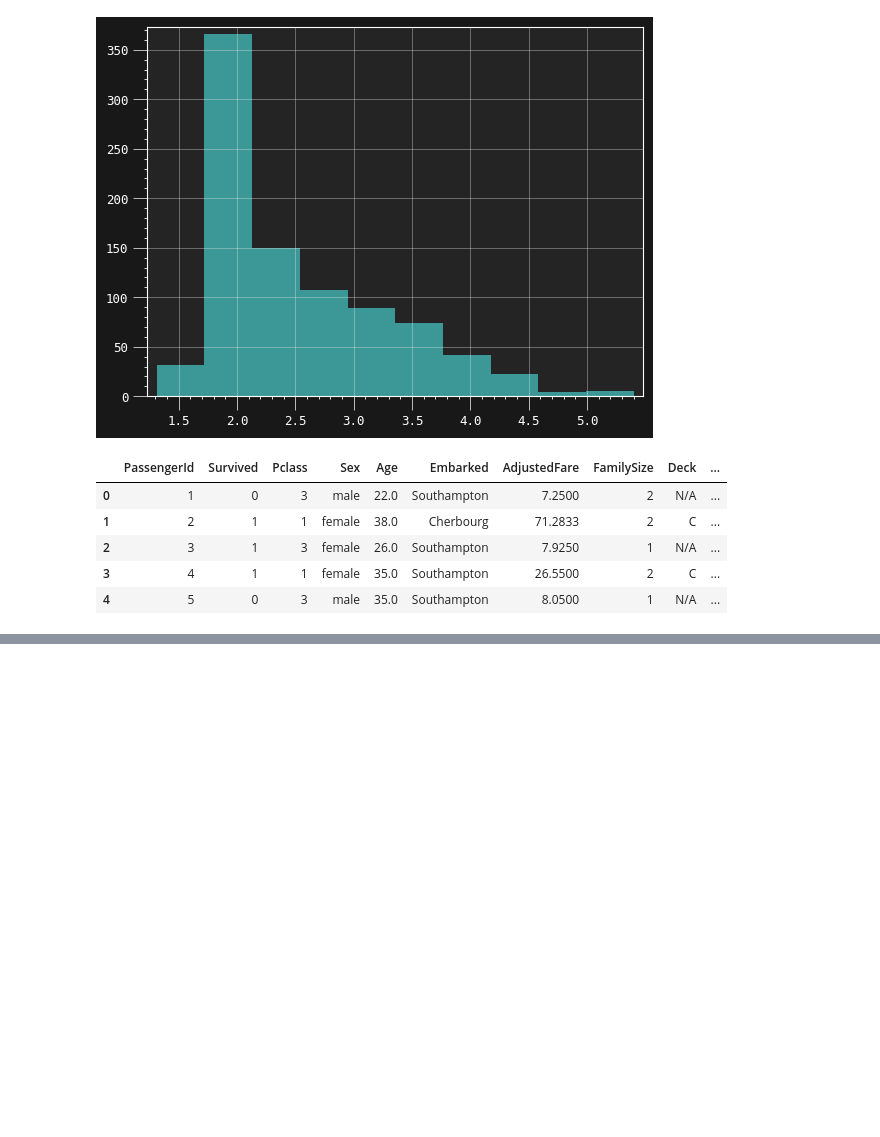
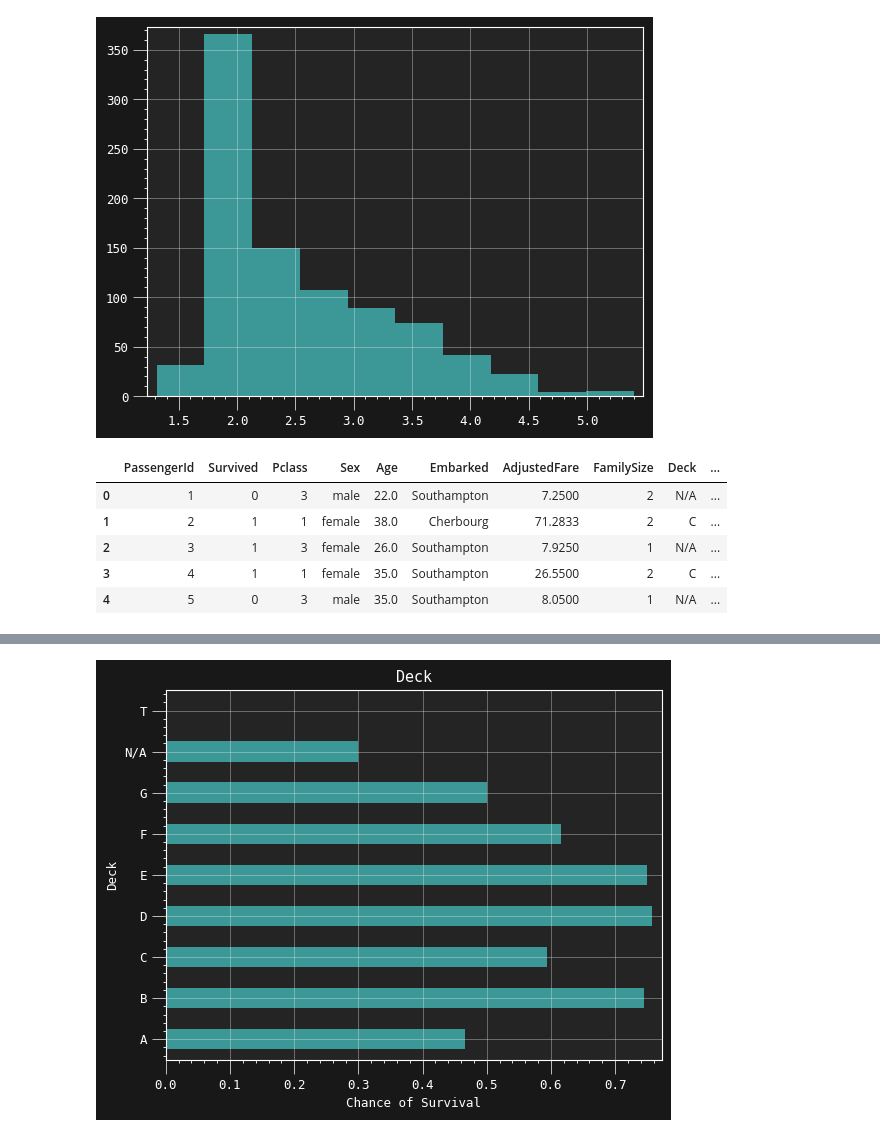
Before and after one commit to Homanloo/Titanic-Survival, a Jupyter notebook: Data_analysis.ipynb, the cells around one changed output, grey strips where cells are left out. Cells and saved outputs as stored; diff of their text form; code cells hidden in the pictures; blank space fills up the shorter version.

```diff
--- a/Data_analysis.ipynb
+++ b/Data_analysis.ipynb
@@ -256,0 +303,4 @@ df.head()
+# %%
+group_plot(df, "Deck", "barh")
+# %% [output]
+[figure, added]
```
Also changed, not shown: parts of 11 cells of this notebook.
